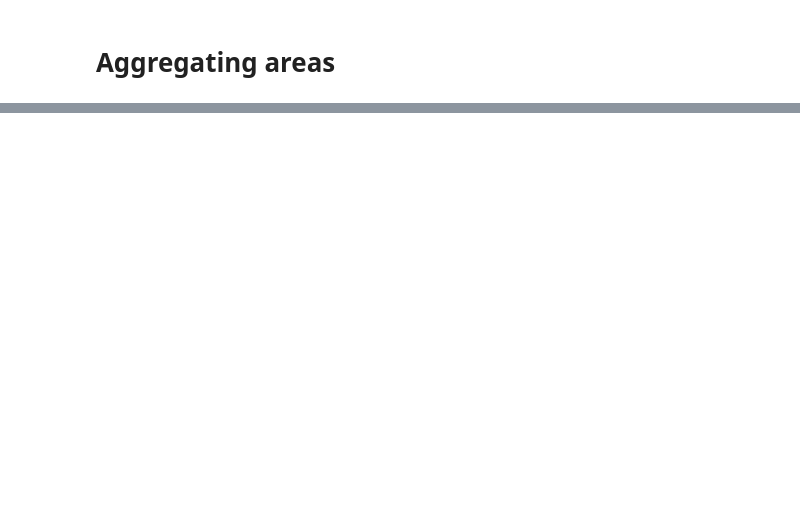
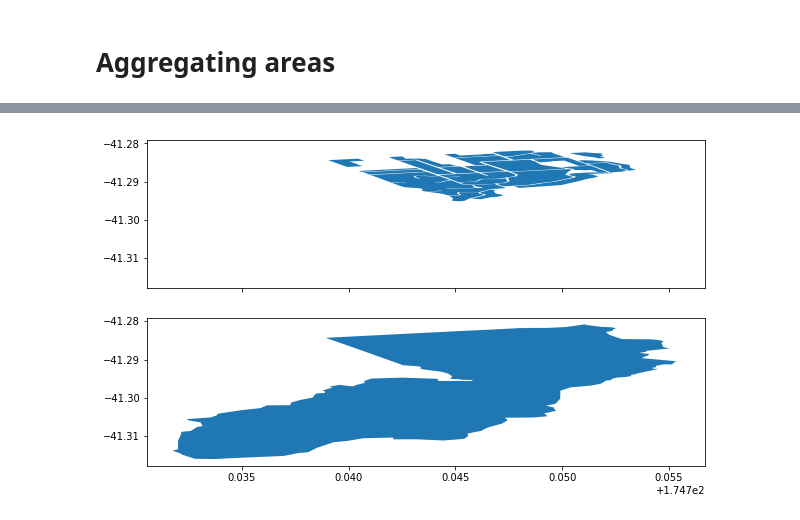
Before and after one commit to shriv/spatial-plays, a Jupyter notebook: Exploring OSM Ways.ipynb, the cells around one changed output, grey strips where cells are left out. Cells and saved outputs as stored; diff of their text form; code cells hidden in the pictures; blank space fills up the shorter version.

```diff
--- a/Exploring OSM Ways.ipynb
+++ b/Exploring OSM Ways.ipynb
@@ -153 +141,15 @@ residential_wgtn_proj = residential_wgtn.to_crs(epsg=2193)
+# %%
+def plot_unit_residential(res_df, unit_df, name):
+
+    f, ax = plt.subplots(2, sharex=True, sharey=True,figsize=(10, 6))
+    res = res_df.query('AU2013_V1_00_NAME == @name').reset_index()
+    res.plot(ax=ax[0])
+
+    stat_unit = unit_df.query('AU2013_V1_00_NAME == @name').reset_index()
+    stat_unit.plot(ax=ax[1])
+    return
+# %%
+plot_unit_residential(residential_wgtn, wlg_area_units, 'Karori East')
+# %% [output]
+[figure, added]
 # %%
```
Also changed, not shown: parts of 13 cells of this notebook, 1 other file.
